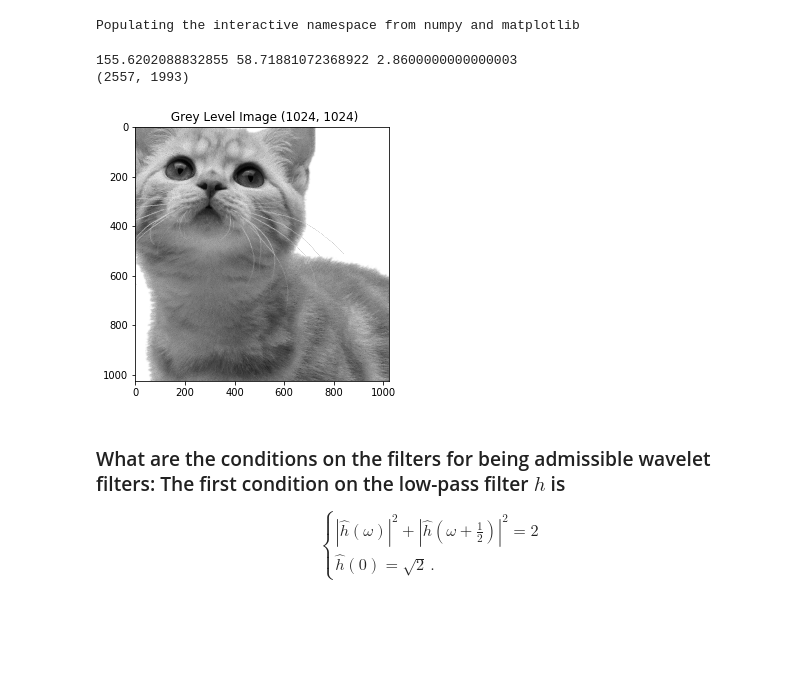
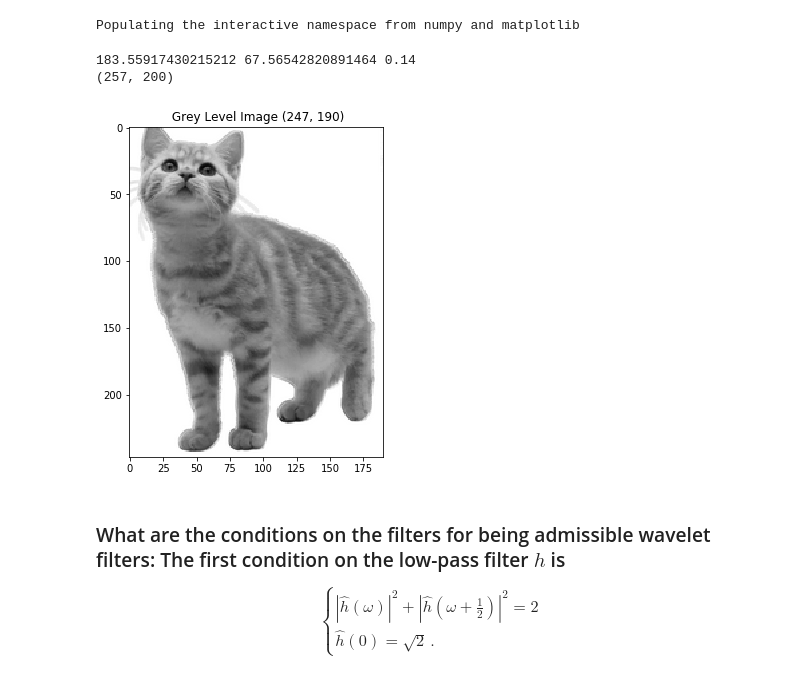
Before and after one commit to IMAC-projects/M2-SIS-signal, a Jupyter notebook: TD/TD5/TD-Wavelets-Exercise.ipynb, the cells around one changed output. Cells and saved outputs as stored; diff of their text form; code cells hidden in the pictures; blank space fills up the shorter version.

```diff
--- a/TD/TD5/TD-Wavelets-Exercise.ipynb
+++ b/TD/TD5/TD-Wavelets-Exercise.ipynb
@@ -24,24 +24,23 @@ Populating the interactive namespace from numpy and matplotlib
 # %%
 # load an image
 import imageio as imio
 colored_image = imio.imread('cat.png')
-n = 220
+n = 10
 image = np.sum(colored_image*[0.21, 0.72 ,0.07,0],axis=-1)
 plt.figure(figsize = (10,10))
 plt.subplot(1,2,1)
 plt.gray()
-cropped = image[n:n+64,n:n + 64]
-cropped = image[n:n+1024,n:n+1024]
+cropped = image[n:n+256,n:n + 256]
 plt.title(" Grey Level Image " + str(np.shape(cropped)))
 
 plt.imshow(cropped)
 print(np.mean(cropped),np.std(cropped),(np.min(cropped)))
 print(image.shape)
 image0 = np.copy(image)
 # %% [output]
-155.6202088832855 58.71881072368922 2.8600000000000003
-(2557, 1993)
+183.55917430215212 67.56542820891464 0.14
+(257, 200)
-[figure, old version]
+[figure, new version]
 # %% [markdown]
 ### What are the conditions on the filters for being admissible wavelet filters: The first condition on the low-pass filter $h$ is
 
```
Also changed, not shown: parts of 5 cells of this notebook, 1 other file.
